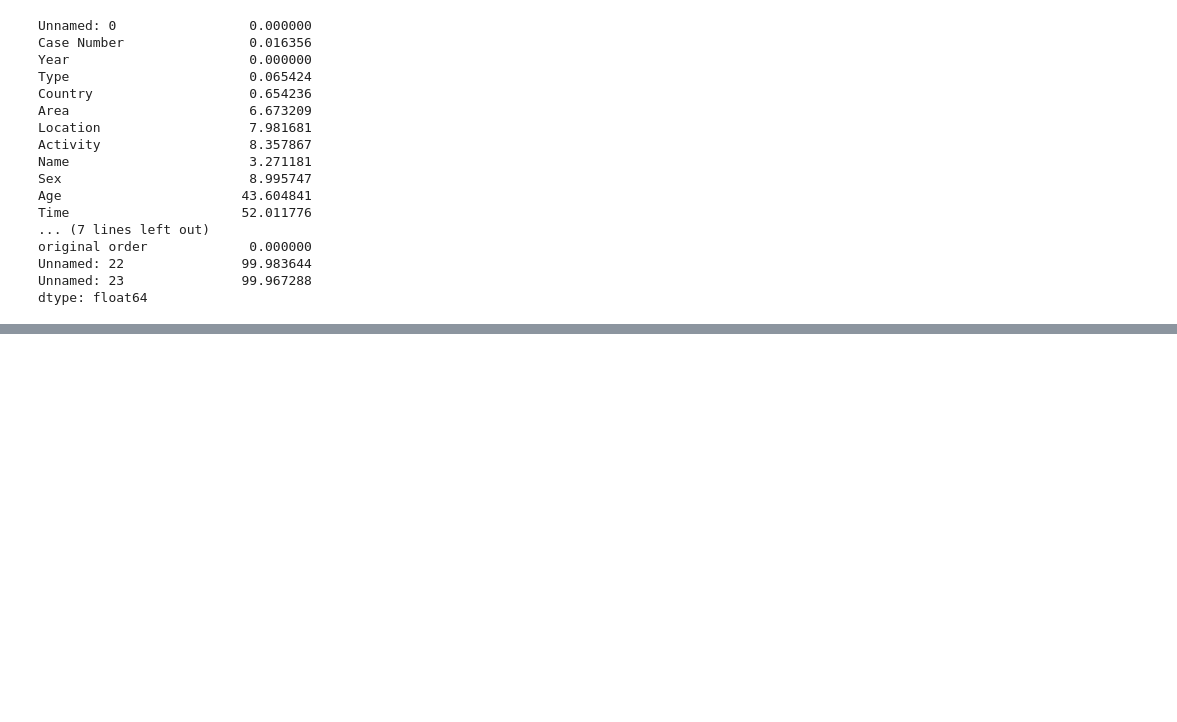
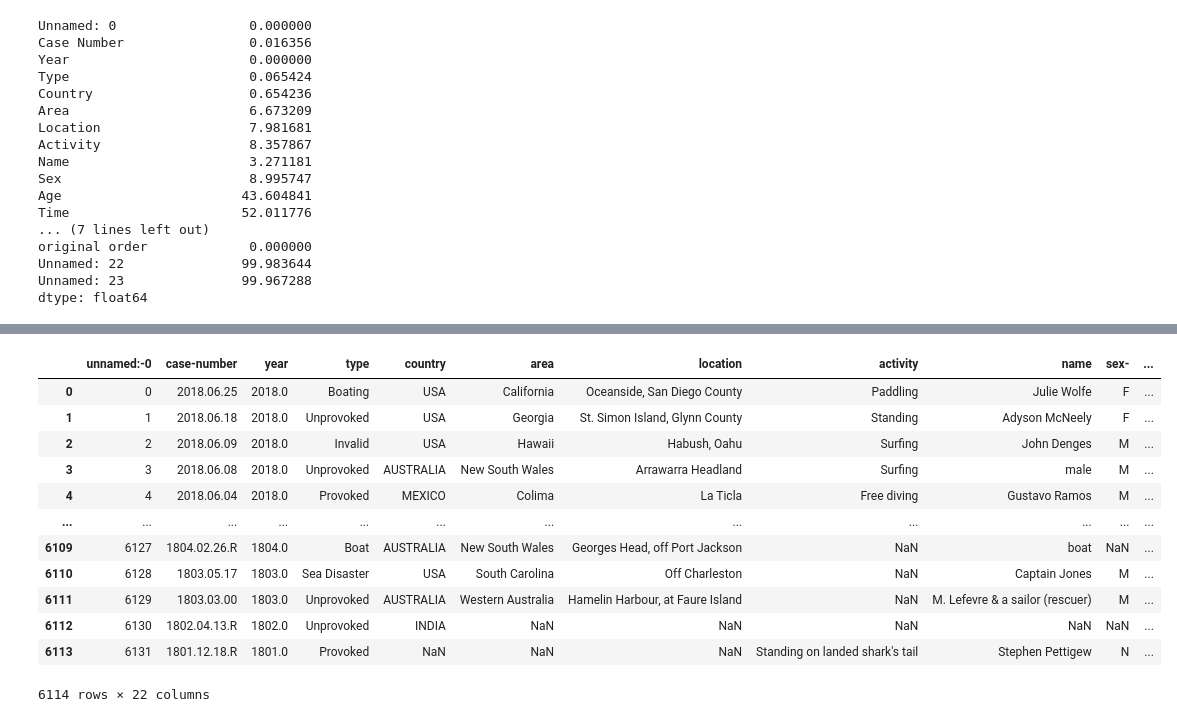
Before and after one commit to Adalab/DA-PROMO-B-MODULO1-SPRINT2-NATALIA-PAULA, a Jupyter notebook: Pandas3.ipynb, the cells around one changed output, grey strips where cells are left out. Drawn from its saved outputs; the diff is of its cells as text; code cells hidden in the pictures; blank space fills up the shorter version.

```diff
--- a/Pandas3.ipynb
+++ b/Pandas3.ipynb
@@ -159,0 +167,21 @@ dtype: float64
+# %%
+# Cambiad el nombre de las columnas para que todas estén en minúsculas y reemplazad los espacios por _.
+new_columns = {col : col.lower() for col in df.columns}
+df.rename(columns = new_columns, inplace=True)
+new_columns2 = {col:col.replace(' ','-') for col in df.columns}
+df.rename(columns = new_columns2, inplace=True)
+df
+# %% [output]
+|  | unnamed:-0 | case-number | year | type | country | area | location | activity | name | sex- | ... |
+| 0 | 0 | 2018.06.25 | 2018.0 | Boating | USA | California | Oceanside, San Diego County | Paddling | Julie Wolfe | F | ... |
+| 1 | 1 | 2018.06.18 | 2018.0 | Unprovoked | USA | Georgia | St. Simon Island, Glynn County | Standing | Adyson McNeely | F | ... |
+| 2 | 2 | 2018.06.09 | 2018.0 | Invalid | USA | Hawaii | Habush, Oahu | Surfing | John Denges | M | ... |
+| 3 | 3 | 2018.06.08 | 2018.0 | Unprovoked | AUSTRALIA | New South Wales | Arrawarra Headland | Surfing | male | M | ... |
+| 4 | 4 | 2018.06.04 | 2018.0 | Provoked | MEXICO | Colima | La Ticla | Free diving | Gustavo Ramos | M | ... |
+| ... | ... | ... | ... | ... | ... | ... | ... | ... | ... | ... | ... |
+| 6109 | 6127 | 1804.02.26.R | 1804.0 | Boat | AUSTRALIA | New South Wales | Georges Head, off Port Jackson | NaN | boat | NaN | ... |
+| 6110 | 6128 | 1803.05.17 | 1803.0 | Sea Disaster | USA | South Carolina | Off Charleston | NaN | Captain Jones | M | ... |
+| 6111 | 6129 | 1803.03.00 | 1803.0 | Unprovoked | AUSTRALIA | Western Australia | Hamelin Harbour, at Faure Island | NaN | M. Lefevre & a sailor (rescuer) | M | ... |
+| 6112 | 6130 | 1802.04.13.R | 1802.0 | Unprovoked | INDIA | NaN | NaN | NaN | NaN | NaN | ... |
+| 6113 | 6131 | 1801.12.18.R | 1801.0 | Provoked | NaN | NaN | NaN | Standing on landed shark's tail | Stephen Pettigew | N | ... |
+6114 rows × 22 columns
```
Also changed, not shown: parts of 7 cells of this notebook, 1 other file.
